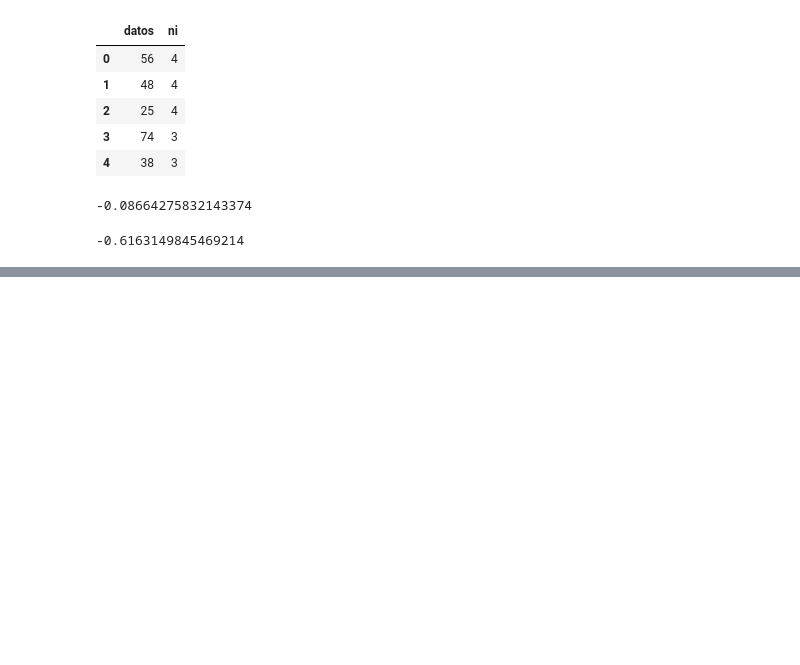
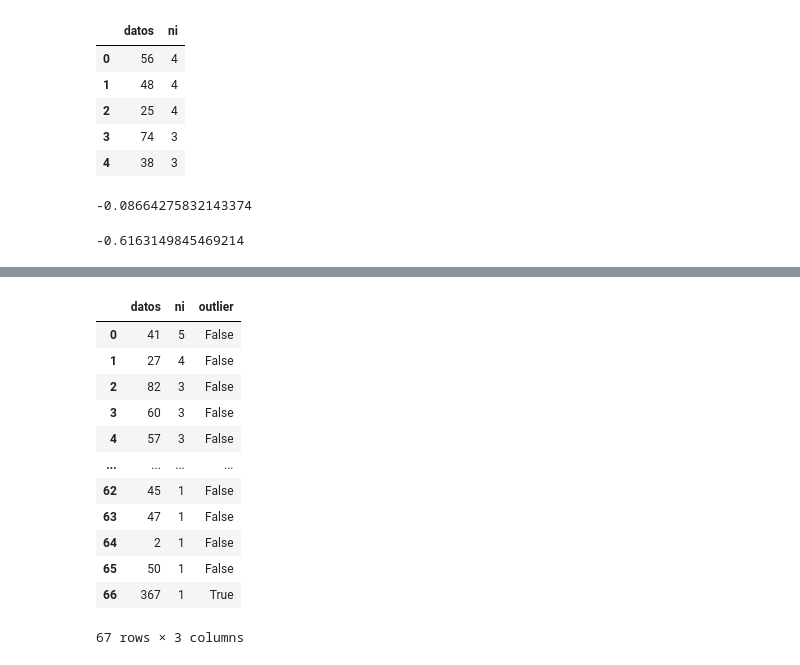
Before and after one commit to DiegoAlejandroLozano/Estadistica_Descriptiva, a Jupyter notebook: Estadistico_de_forma.ipynb, the cells around one changed output, grey strips where cells are left out. Cells and saved outputs as stored; diff of their text form; code cells hidden in the pictures; blank space fills up the shorter version.

```diff
--- a/Estadistico_de_forma.ipynb
+++ b/Estadistico_de_forma.ipynb
@@ -260,0 +325,18 @@ graficar_datos(tabla2_df.datos, tabla2_df.ni, ancho=0.8)
+# %%
+#Identificando los valores que son outliers
+tabla3_df['outlier'] = tabla3_df.datos.apply(identificar_outliers, args=(tabla3_df.datos.describe(),))
+tabla3_df
+# %% [output]
+|  | datos | ni | outlier |
+| 0 | 41 | 5 | False |
+| 1 | 27 | 4 | False |
+| 2 | 82 | 3 | False |
+| 3 | 60 | 3 | False |
+| 4 | 57 | 3 | False |
+| ... | ... | ... | ... |
+| 62 | 45 | 1 | False |
+| 63 | 47 | 1 | False |
+| 64 | 2 | 1 | False |
+| 65 | 50 | 1 | False |
+| 66 | 367 | 1 | True |
+67 rows × 3 columns
```
Also changed, not shown: parts of 21 cells of this notebook, 1 other file.
